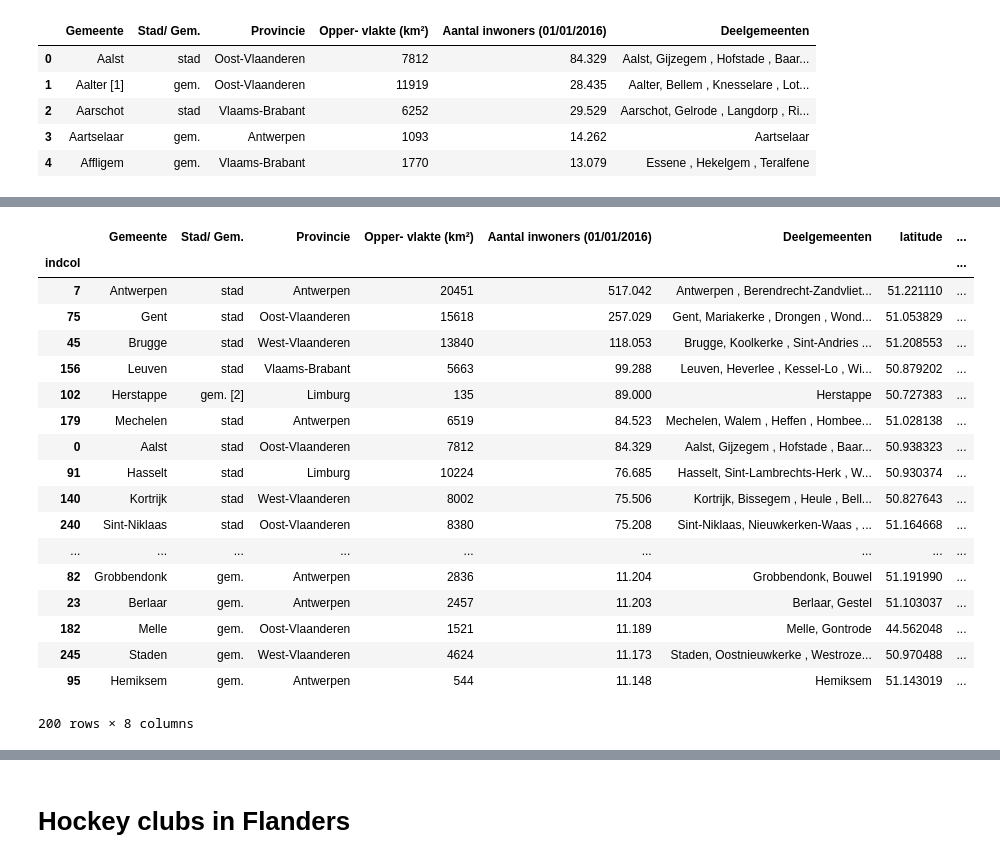
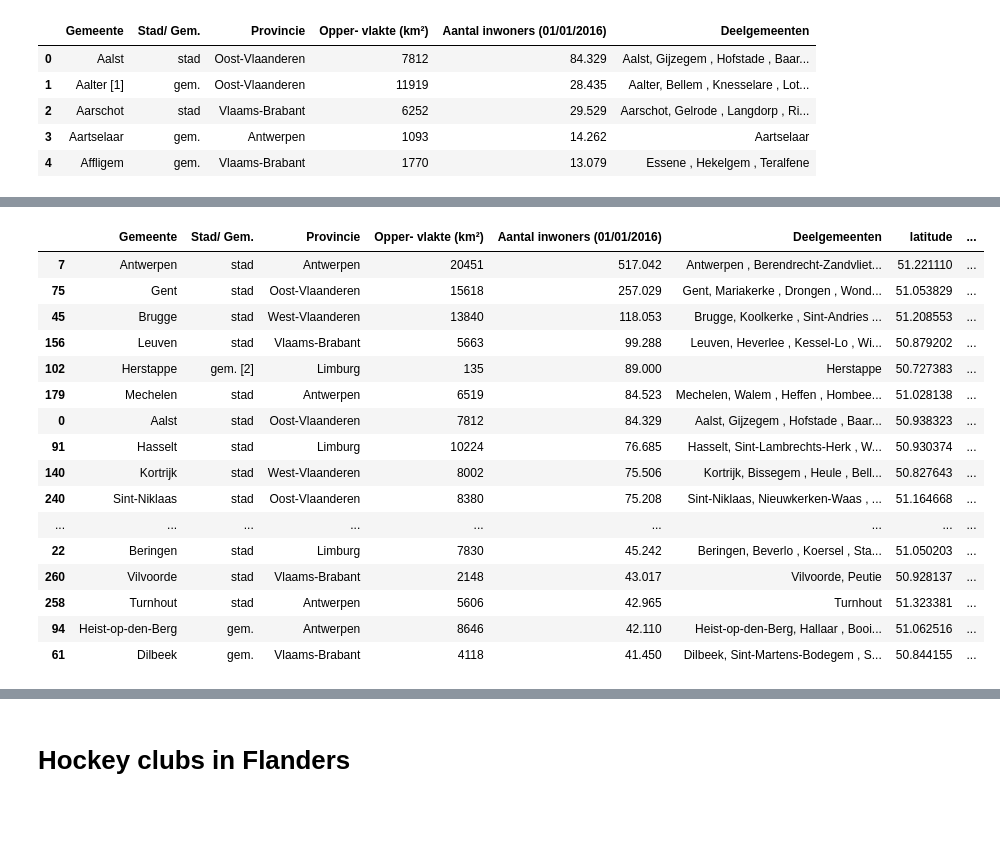
Before and after one commit to jbalrak/Coursera_Capstone, a Jupyter notebook: Final Capstone - Hockey Clubs in Belgium.ipynb, the cells around one changed output, grey strips where cells are left out. Cells and saved outputs as stored; diff of their text form; code cells hidden in the pictures; blank space fills up the shorter version.

```diff
--- a/Final Capstone - Hockey Clubs in Belgium.ipynb
+++ b/Final Capstone - Hockey Clubs in Belgium.ipynb
@@ -84,7 +82,7 @@ df.head()
 | 3 | Aartselaar | gem. | Antwerpen | 1093 | 14.262 | Aartselaar |
 | 4 | Affligem | gem. | Vlaams-Brabant | 1770 | 13.079 | Essene , Hekelgem , Teralfene |
 # %%
-#Using geopy to add longitute and lattitude data to plot on map
+#Using geopy to add longitude and lattitude data to plot on map
 #Add coordinates and clean up
 geolocator = Nominatim(user_agent="foursquare_agent")
 
@@ -100,7 +98,7 @@ df[['latitude', 'longitude', 'altitude']] = pd.DataFrame(df['point'].tolist(), i
 
 df_clean = df.drop(["point", "altitude", "location"], axis=1)
 #Drop NA records and sort
-#df_clean = df_clean.dropna()
+df_clean = df_clean.dropna()
 df_clean = df_clean.sort_values(by=df_clean.columns[4], ascending=False)
 df_clean.shape
 # %% [output]
@@ -113,8 +126,7 @@ df_clean.shape
 # %%
-df_clean.head(200)
+df_clean.head(20)
 # %% [output]
 |  | Gemeente | Stad/ Gem. | Provincie | Opper- vlakte (km²) | Aantal inwoners (01/01/2016) | Deelgemeenten | latitude | ... |
-| indcol |  |  |  |  |  |  |  | ... |
 | 7 | Antwerpen | stad | Antwerpen | 20451 | 517.042 | Antwerpen , Berendrecht-Zandvliet... | 51.221110 | ... |
 | 75 | Gent | stad | Oost-Vlaanderen | 15618 | 257.029 | Gent, Mariakerke , Drongen , Wond... | 51.053829 | ... |
 | 45 | Brugge | stad | West-Vlaanderen | 13840 | 118.053 | Brugge, Koolkerke , Sint-Andries ... | 51.208553 | ... |
@@ -126,12 +138,11 @@ df_clean.head(200)
 | 140 | Kortrijk | stad | West-Vlaanderen | 8002 | 75.506 | Kortrijk, Bissegem , Heule , Bell... | 50.827643 | ... |
 | 240 | Sint-Niklaas | stad | Oost-Vlaanderen | 8380 | 75.208 | Sint-Niklaas, Nieuwkerken-Waas , ... | 51.164668 | ... |
 | ... | ... | ... | ... | ... | ... | ... | ... | ... |
-| 82 | Grobbendonk | gem. | Antwerpen | 2836 | 11.204 | Grobbendonk, Bouwel | 51.191990 | ... |
-| 23 | Berlaar | gem. | Antwerpen | 2457 | 11.203 | Berlaar, Gestel | 51.103037 | ... |
-| 182 | Melle | gem. | Oost-Vlaanderen | 1521 | 11.189 | Melle, Gontrode | 44.562048 | ... |
-| 245 | Staden | gem. | West-Vlaanderen | 4624 | 11.173 | Staden, Oostnieuwkerke , Westroze... | 50.970488 | ... |
-| 95 | Hemiksem | gem. | Antwerpen | 544 | 11.148 | Hemiksem | 51.143019 | ... |
+| 22 | Beringen | stad | Limburg | 7830 | 45.242 | Beringen, Beverlo , Koersel , Sta... | 51.050203 | ... |
+| 260 | Vilvoorde | stad | Vlaams-Brabant | 2148 | 43.017 | Vilvoorde, Peutie | 50.928137 | ... |
+| 258 | Turnhout | stad | Antwerpen | 5606 | 42.965 | Turnhout | 51.323381 | ... |
+| 94 | Heist-op-den-Berg | gem. | Antwerpen | 8646 | 42.110 | Heist-op-den-Berg, Hallaar , Booi... | 51.062516 | ... |
+| 61 | Dilbeek | gem. | Vlaams-Brabant | 4118 | 41.450 | Dilbeek, Sint-Martens-Bodegem , S... | 50.844155 | ... |
-200 rows × 8 columns
 # %%
 #map of Flanders with Brussels as center
 address = 'Brussels, Belgium'
```
Also changed, not shown: parts of 23 cells of this notebook.
